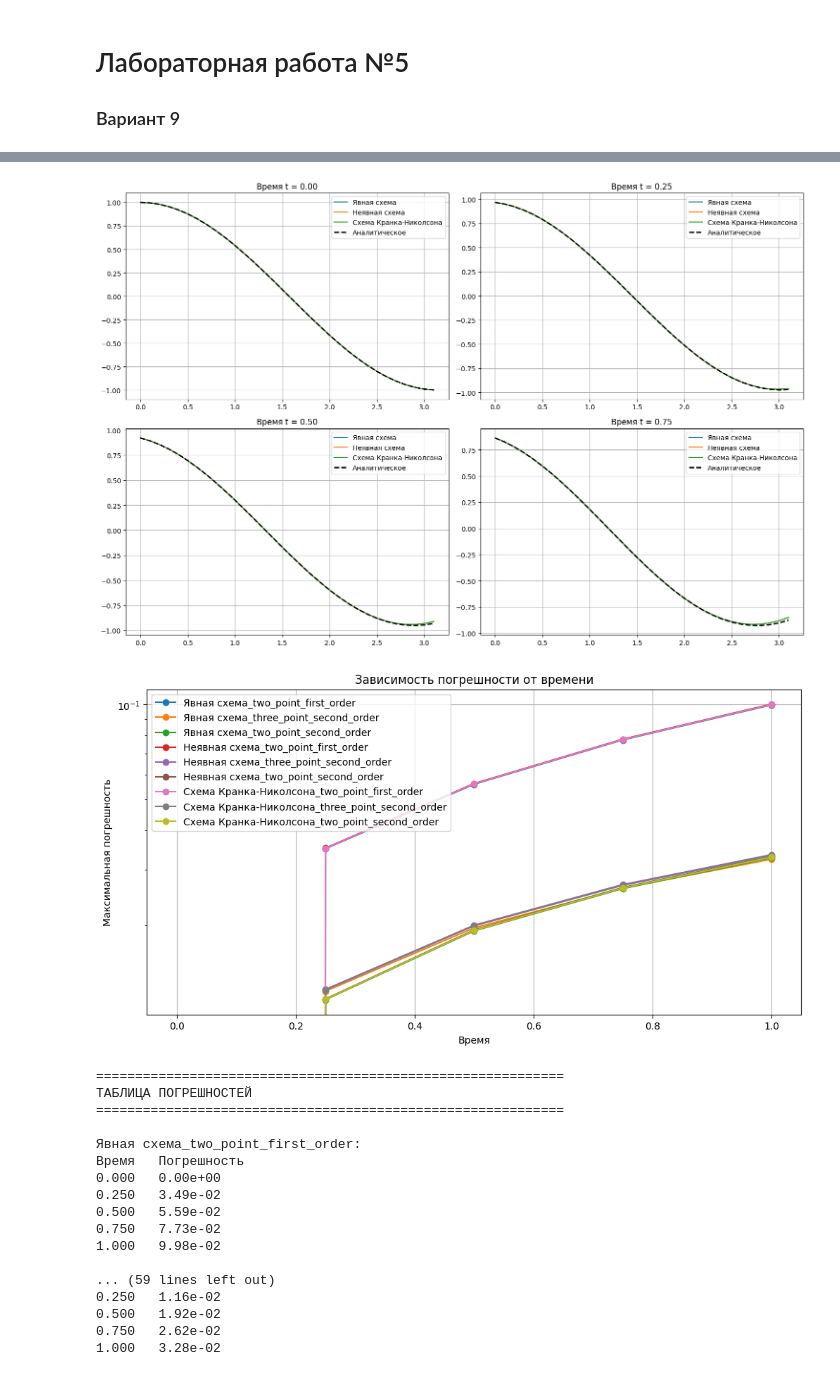
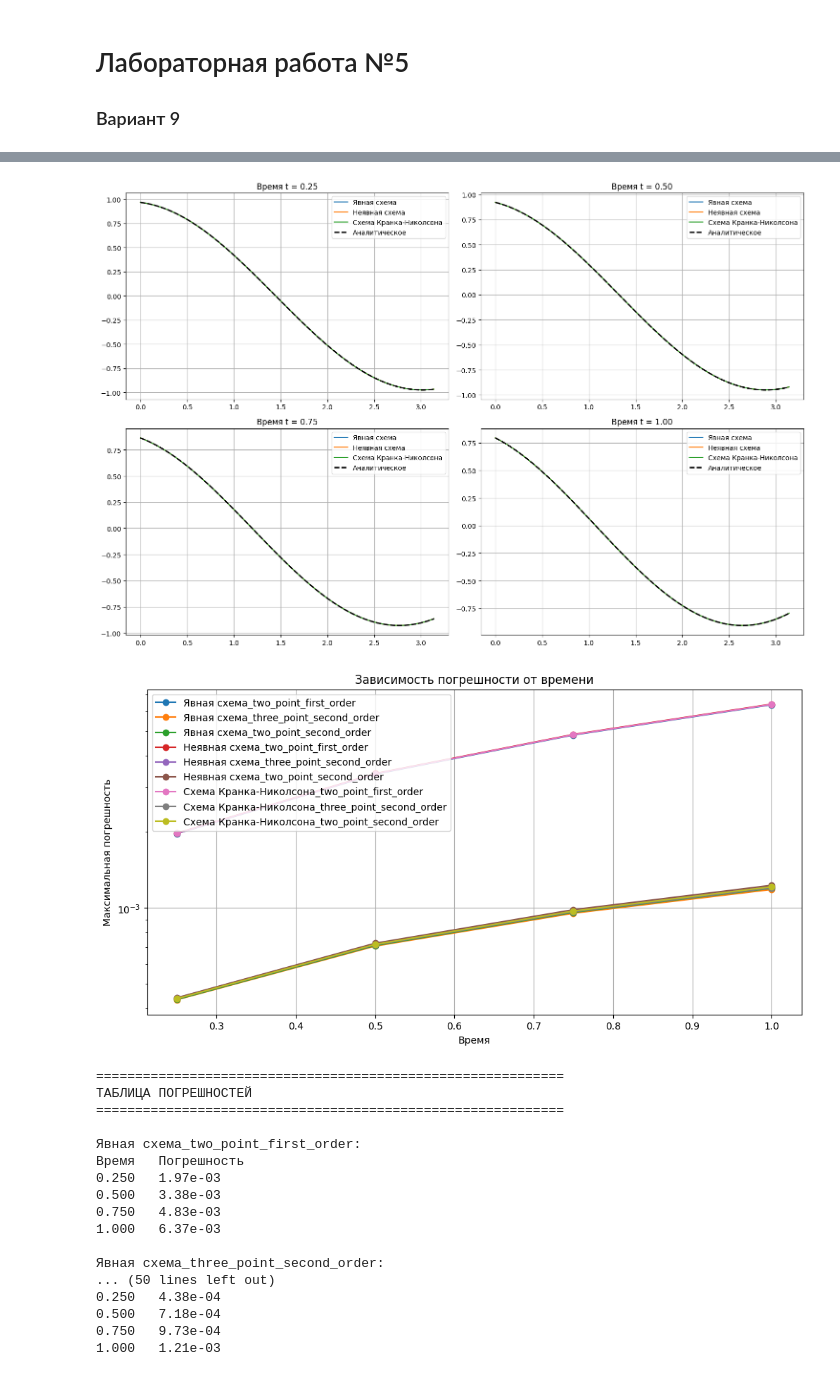
Before and after one commit to JonAJ21/numerical_methods, a Jupyter notebook: 7sem/l5.ipynb, the cells around one changed output, grey strips where cells are left out. Drawn from its saved outputs; the diff is of its cells as text; code cells hidden in the pictures.

```diff
--- a/7sem/l5.ipynb
+++ b/7sem/l5.ipynb
@@ -86,11 +86,11 @@ def solve_parabolic(theta, boundary_approx_type='two_point_first_order'):
             D[0] = gamma0(t_next)
 
         elif boundary_approx_type == 'three_point_second_order':
+            coeff0 = (-alpha0 / 2 / h) / C[1]
             A[0] = 0
-            B[0] = alpha0 * (-3/(2*h)) + beta0
-            C[0] = alpha0 * (4/(2*h))
-            if len(u_prev) > 2:
-                D[0] = gamma0(t_next) - alpha0 * (-1/(2*h)) * u_prev[2]
+            B[0] = (alpha0 * (-3/(2*h)) + beta0) - A[1] * coeff0
+            C[0] = (alpha0 * (4/(2*h))) - B[1] * coeff0
+            D[0] = gamma0(t_next) - D[1] * coeff0
 
         elif boundary_approx_type == 'two_point_second_order':
             A[0] = 0
@@ -106,11 +106,11 @@ def solve_parabolic(theta, boundary_approx_type='two_point_first_order'):
             D[N] = gammal(t_next)
 
         elif boundary_approx_type == 'three_point_second_order':
-            A[N] = -alphal * (4/(2*h))
-            B[N] = alphal * (3/(2*h)) + betal
+            coeffl = (alphal / 2 / h) / A[N - 1]
+            A[N] = -alphal * (4/(2*h)) - B[N - 1] * coeffl
+            B[N] = alphal * (3/(2*h)) + betal - C[N - 1] * coeffl
             C[N] = 0
-            if len(u_prev) > 2:
-                D[N] = gammal(t_next) - alphal * (1/(2*h)) * u_prev[N-2]
+            D[N] = gammal(t_next) - D[N - 1] * coeffl
 
         elif boundary_approx_type == 'two_point_second_order':
             A[N] = -2 * a_coeff / h
@@ -219,7 +219,7 @@ for theta, scheme_name in schemes:
                 u_num = solve_parabolic(theta, approx_type)
 
             errors = {}
-            time_indices = [0, len(T) // 4, len(T) // 2, 3 * len(T) // 4, len(T) - 1]
+            time_indices = [len(T) // 4, len(T) // 2, 3 * len(T) // 4, len(T) - 1]
 
             for idx in time_indices:
                 if idx < len(u_num):
@@ -238,7 +238,7 @@ for theta, scheme_name in schemes:
 def plot_results(results, X, T):
     fig, axes = plt.subplots(2, 2, figsize=(15, 10))
 
-    time_indices = [0, len(T) // 4, len(T) // 2, 3 * len(T) // 4, len(T) - 1]
+    time_indices = [len(T) // 4, len(T) // 2, 3 * len(T) // 4, len(T) - 1]
 
     for idx, time_idx in enumerate(time_indices[:4]):
         ax = axes[idx // 2, idx % 2]
@@ -268,49 +268,49 @@ def plot_results(results, X, T):
 
     plt.xlabel('Время')
     plt.ylabel('Максимальная погрешность')
     plt.title('Зависимость погрешности от времени')
     plt.legend()
     plt.grid(True)
     plt.show()
 
 if __name__ == "__main__":
     plot_results(results, X, T)
 
     print("\n" + "=" * 60)
     print("ТАБЛИЦА ПОГРЕШНОСТЕЙ")
     print("=" * 60)
 
     for scheme_name in results.keys():
         print(f"\n{scheme_name}:")
         print("Время\tПогрешность")
         for time, error in results[scheme_name]['errors'].items():
             print(f"{time:.3f}\t{error:.2e}")
 # %% [output]
 Вычисление: Явная схема_two_point_first_order
 Вычисление: Явная схема_three_point_second_order
 Вычисление: Явная схема_two_point_second_order
 Вычисление: Неявная схема_two_point_first_order
 Вычисление: Неявная схема_three_point_second_order
 Вычисление: Неявная схема_two_point_second_order
 Вычисление: Схема Кранка-Николсона_two_point_first_order
 Вычисление: Схема Кранка-Николсона_three_point_second_order
 Вычисление: Схема Кранка-Николсона_two_point_second_order
-[figure, old version]
+[figure, new version]
-[figure, old version]
+[figure, new version]
 ============================================================
 ТАБЛИЦА ПОГРЕШНОСТЕЙ
 ============================================================
 
 Явная схема_two_point_first_order:
 Время   Погрешность
-0.000   0.00e+00
-0.250   3.49e-02
-0.500   5.59e-02
-0.750   7.73e-02
-1.000   9.98e-02
+0.250   1.97e-03
+0.500   3.38e-03
+0.750   4.83e-03
+1.000   6.37e-03
 
-... (59 lines left out)
-0.250   1.16e-02
-0.500   1.92e-02
-0.750   2.62e-02
-1.000   3.28e-02
+Явная схема_three_point_second_order:
+... (50 lines left out)
+0.250   4.38e-04
+0.500   7.18e-04
+0.750   9.73e-04
+1.000   1.21e-03
```
Also changed, not shown: 2 other files.
